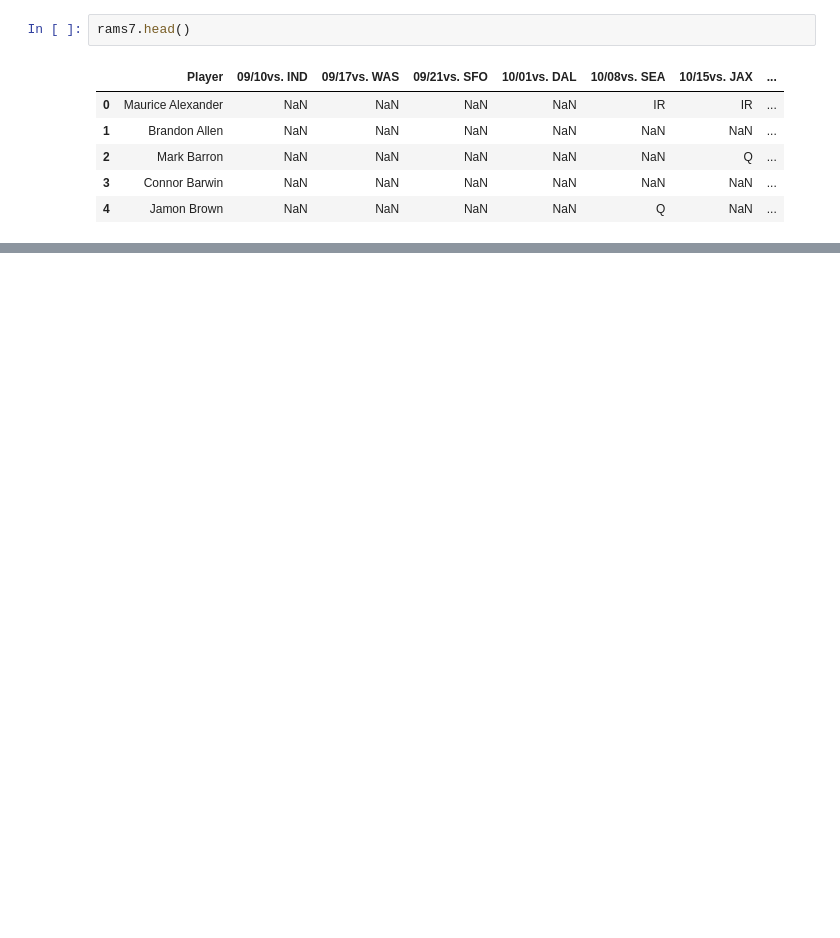
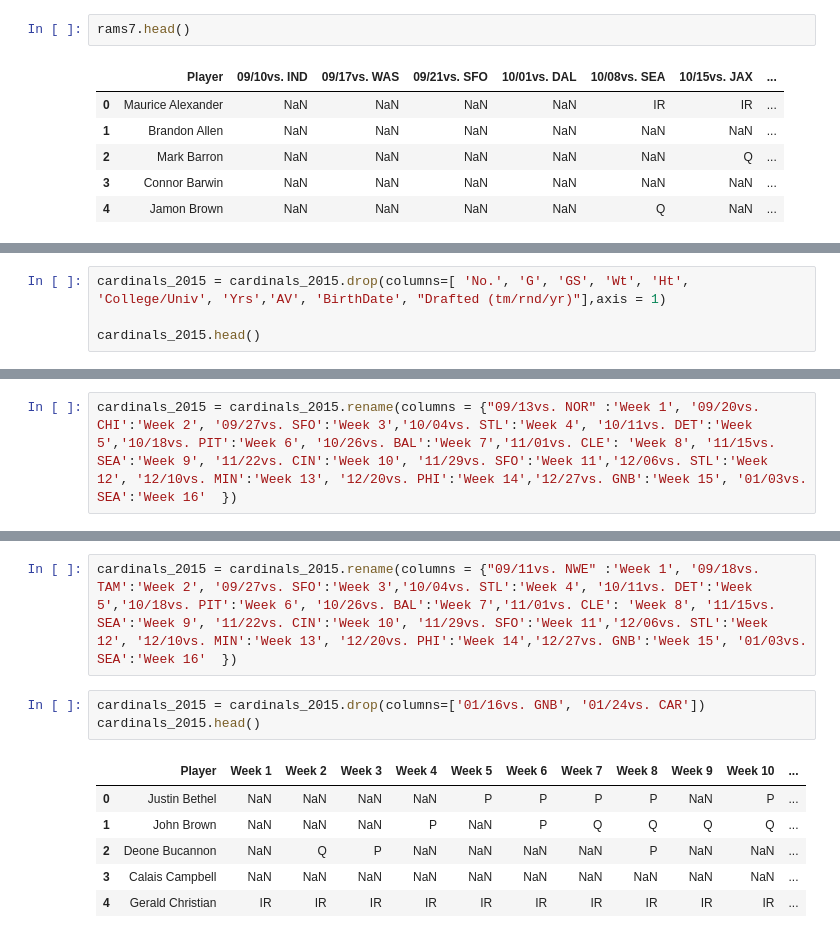
Before and after one commit to ClintNanney/Capstone, a Jupyter notebook: notebooks/capstone eda.ipynb, the cells around one changed output, grey strips where cells are left out. Cells and saved outputs as stored; diff of their text form; blank space fills up the shorter version.

```diff
--- a/notebooks/capstone eda.ipynb
+++ b/notebooks/capstone eda.ipynb
@@ -766,0 +783,4 @@ cardinals_2015.shape
+# %%
+cardinals_2015 = cardinals_2015.drop(columns=[ 'No.', 'G', 'GS', 'Wt', 'Ht', 'College/Univ', 'Yrs','AV', 'BirthDate', "Drafted (tm/rnd/yr)"],axis = 1)
+
+cardinals_2015.head()
@@ -766,0 +805,2 @@ cardinals_2015.shape
+# %%
+cardinals_2015 = cardinals_2015.rename(columns = {"09/13vs. NOR" :'Week 1', '09/20vs. CHI':'Week 2', '09/27vs. SFO':'Week 3','10/04vs. STL':'Week 4', '10/11vs. DET':'Week 5','10/18vs. PIT':'Week 6', '10/26vs. BAL':'Week 7','11/01vs. CLE': 'Week 8', '11/15vs. SEA':'Week 9', '11/22vs. CIN':'Week 10', '11/29vs. SFO':'Week 11','12/06vs. STL':'Week 12', '12/10vs. MIN':'Week 13', '12/20vs. PHI':'Week 14','12/27vs. GNB':'Week 15', '01/03vs. SEA':'Week 16'  })
@@ -767 +817,13 @@ cardinals_2015.shape
+# %%
+cardinals_2015 = cardinals_2015.rename(columns = {"09/11vs. NWE" :'Week 1', '09/18vs. TAM':'Week 2', '09/27vs. SFO':'Week 3','10/04vs. STL':'Week 4', '10/11vs. DET':'Week 5','10/18vs. PIT':'Week 6', '10/26vs. BAL':'Week 7','11/01vs. CLE': 'Week 8', '11/15vs. SEA':'Week 9', '11/22vs. CIN':'Week 10', '11/29vs. SFO':'Week 11','12/06vs. STL':'Week 12', '12/10vs. MIN':'Week 13', '12/20vs. PHI':'Week 14','12/27vs. GNB':'Week 15', '01/03vs. SEA':'Week 16'  })
+# %%
+cardinals_2015 = cardinals_2015.drop(columns=['01/16vs. GNB', '01/24vs. CAR'])
+cardinals_2015.head()
+# %% [output]
+|  | Player | Week 1 | Week 2 | Week 3 | Week 4 | Week 5 | Week 6 | Week 7 | Week 8 | Week 9 | Week 10 | ... |
+| 0 | Justin Bethel | NaN | NaN | NaN | NaN | P | P | P | P | NaN | P | ... |
+| 1 | John Brown | NaN | NaN | NaN | P | NaN | P | Q | Q | Q | Q | ... |
+| 2 | Deone Bucannon | NaN | Q | P | NaN | NaN | NaN | NaN | P | NaN | NaN | ... |
+| 3 | Calais Campbell | NaN | NaN | NaN | NaN | NaN | NaN | NaN | NaN | NaN | NaN | ... |
+| 4 | Gerald Christian | IR | IR | IR | IR | IR | IR | IR | IR | IR | IR | ... |
 # %%
```
Also changed, not shown: parts of 16 cells of this notebook.
